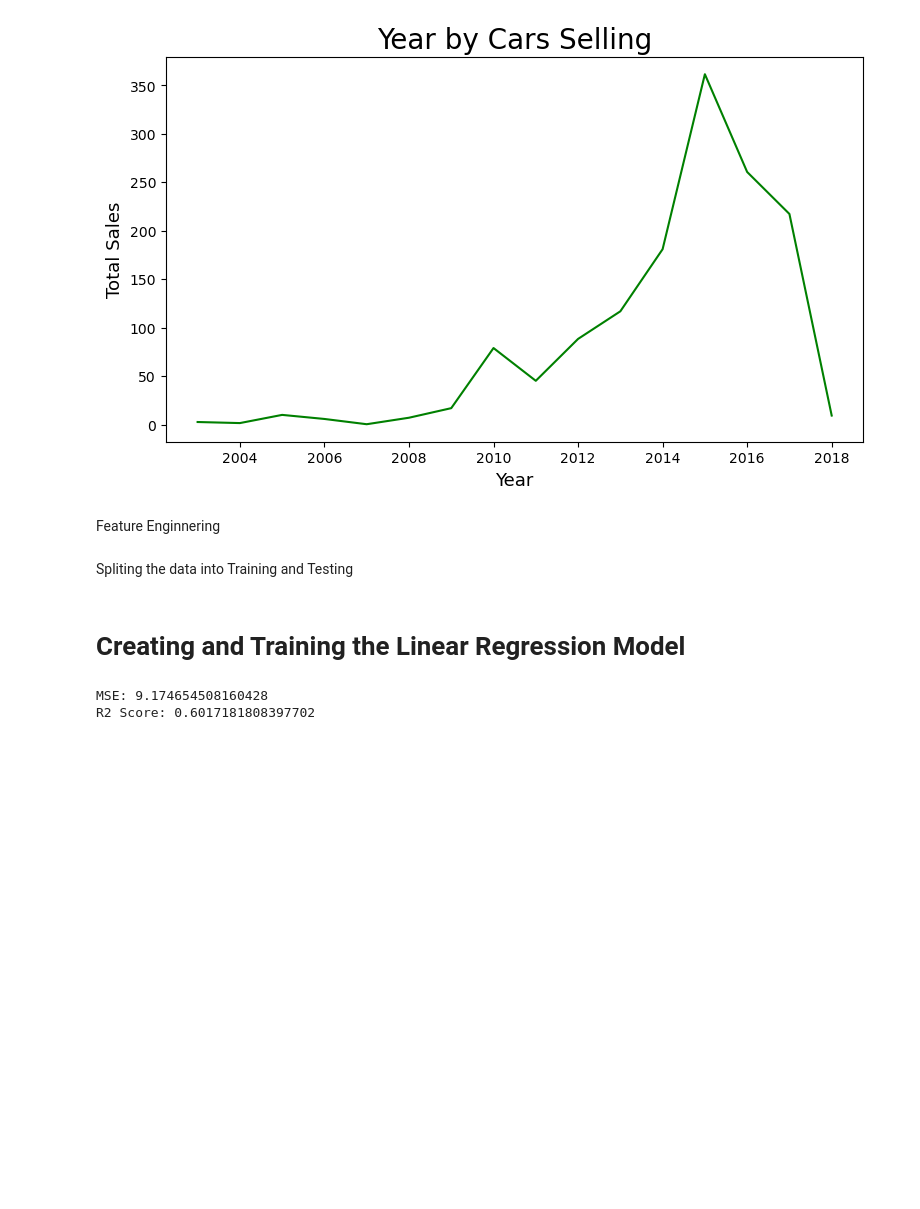
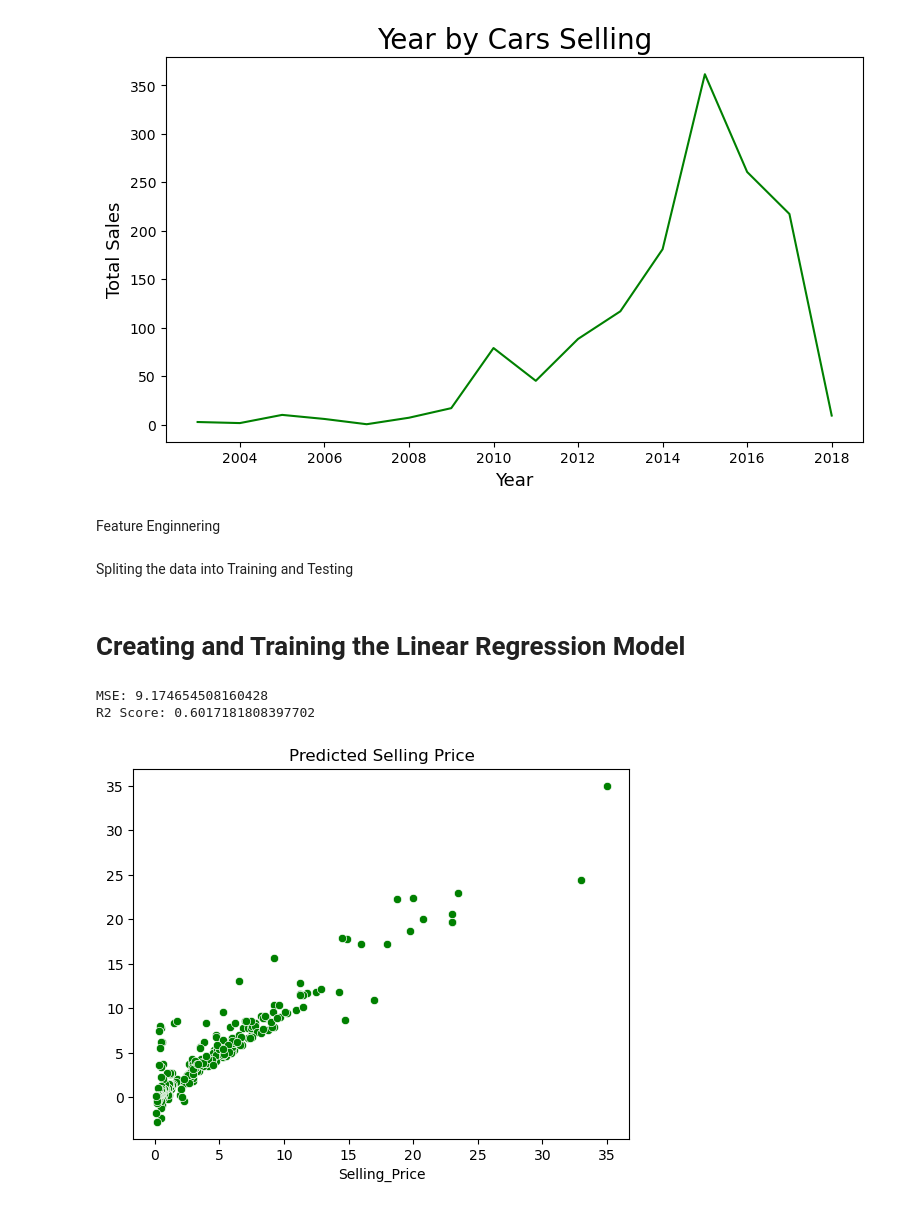
Before and after one commit to JuttuAbhiram/Machine-Learning, a Jupyter notebook: Linear_Regression/car_price_prediction.ipynb, the cells around one changed output. Drawn from its saved outputs; the diff is of its cells as text; code cells hidden in the pictures; blank space fills up the shorter version.

Commit message:
visualizing the predicting selling price

```diff
--- a/Linear_Regression/car_price_prediction.ipynb
+++ b/Linear_Regression/car_price_prediction.ipynb
@@ -170,3 +170,10 @@ print("R2 Score:", r2_score(y_test, y_pred))
 # %% [output]
 MSE: 9.174654508160428
 R2 Score: 0.6017181808397702
+# %%
+# Visualizing the Scatter plot
+sns.scatterplot(x=y,y=y_pred_all,color="g")
+plt.title("Predicted Selling Price")
+plt.show()
+# %% [output]
+[figure, added]
```
